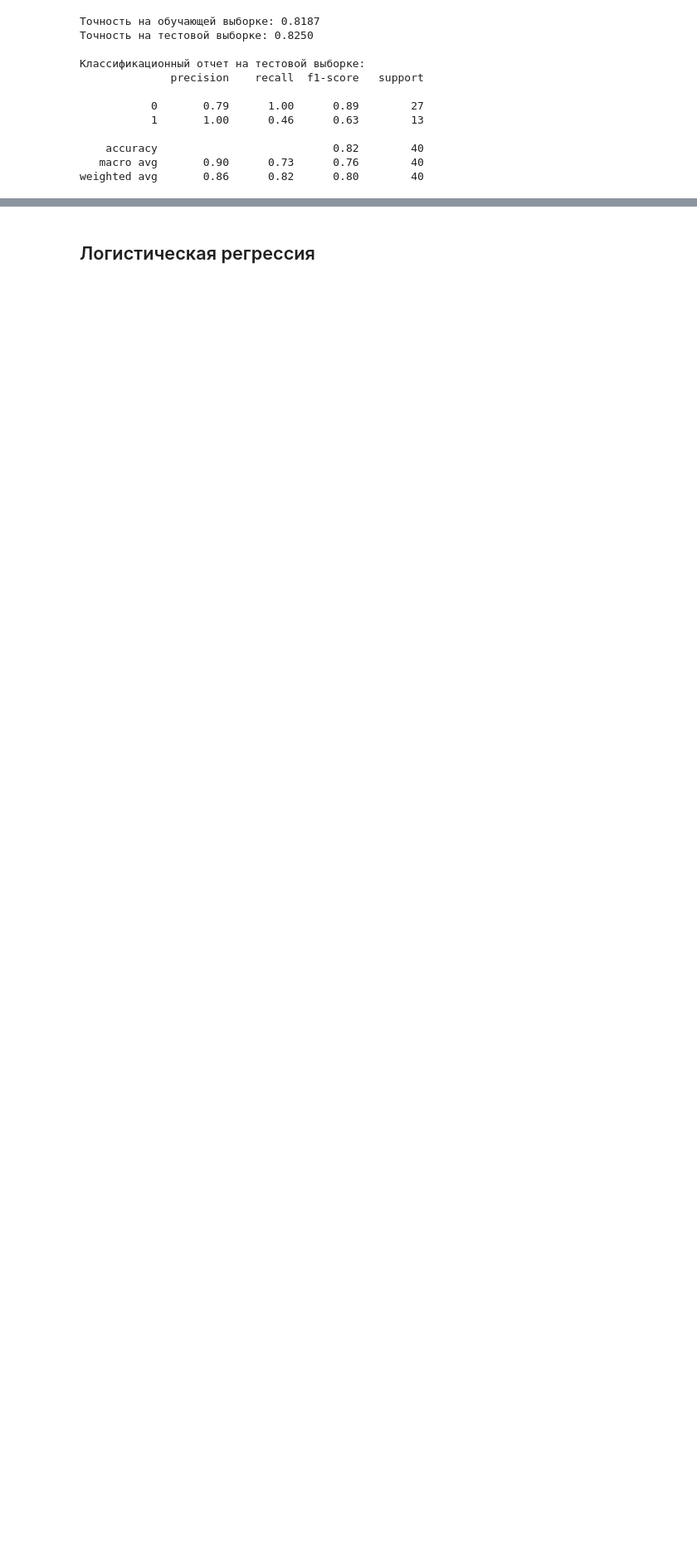
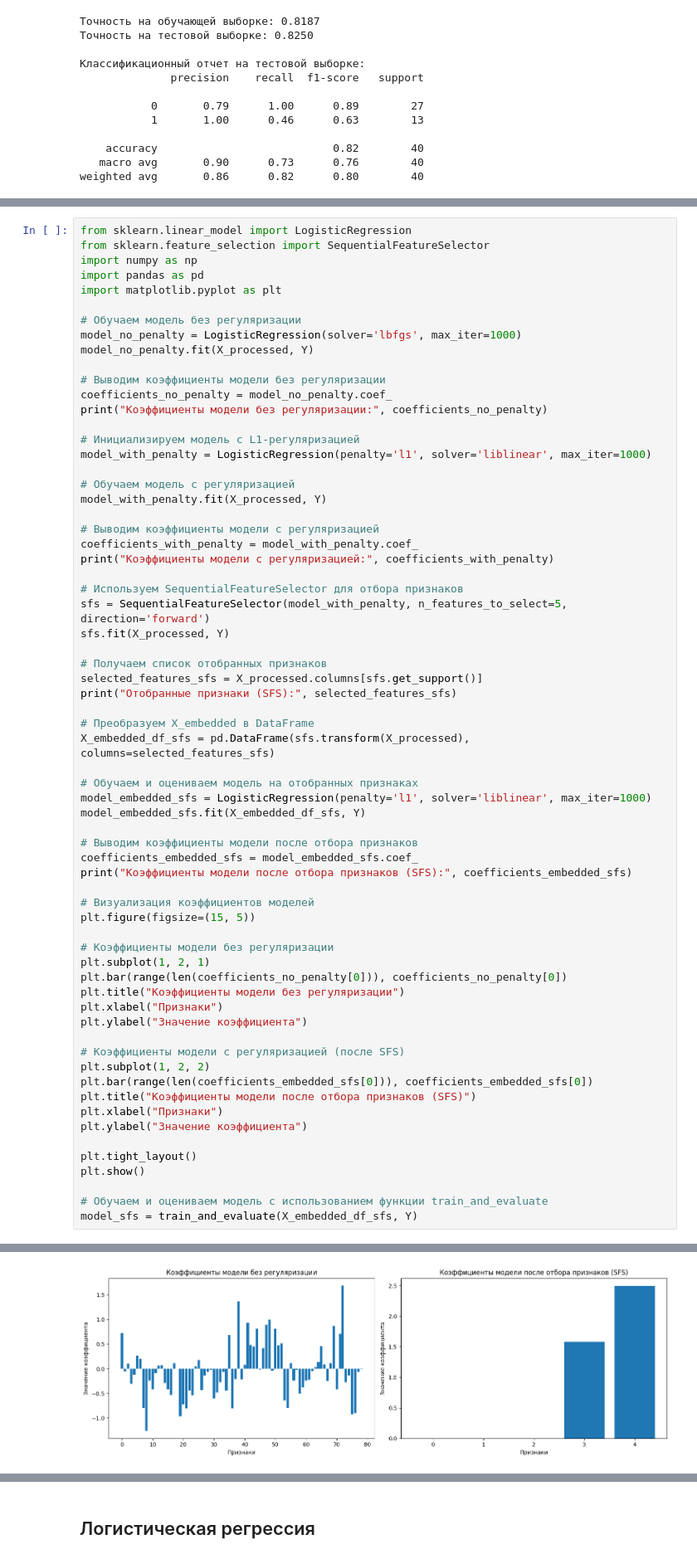
Before and after one commit to ElizarSaenko/ML_SAENKO, a Jupyter notebook: Практика_3.ipynb, the cells around one changed output, grey strips where cells are left out. Shown at 83% size. Saved outputs shown, nothing was run; the diff lists cells and outputs as text; blank space fills up the shorter version.

```diff
--- a/Практика_3.ipynb
+++ b/Практика_3.ipynb
@@ -738,0 +748,67 @@ weighted avg       0.86      0.82      0.80        40
+# %%
+from sklearn.linear_model import LogisticRegression
+from sklearn.feature_selection import SequentialFeatureSelector
+import numpy as np
+import pandas as pd
+import matplotlib.pyplot as plt
+
+# Обучаем модель без регуляризации
+model_no_penalty = LogisticRegression(solver='lbfgs', max_iter=1000)
+model_no_penalty.fit(X_processed, Y)
+
+# Выводим коэффициенты модели без регуляризации
+coefficients_no_penalty = model_no_penalty.coef_
+print("Коэффициенты модели без регуляризации:", coefficients_no_penalty)
+
+# Инициализируем модель с L1-регуляризацией
+model_with_penalty = LogisticRegression(penalty='l1', solver='liblinear', max_iter=1000)
+
+# Обучаем модель с регуляризацией
+model_with_penalty.fit(X_processed, Y)
+
+# Выводим коэффициенты модели с регуляризацией
+coefficients_with_penalty = model_with_penalty.coef_
+print("Коэффициенты модели с регуляризацией:", coefficients_with_penalty)
+
+# Используем SequentialFeatureSelector для отбора признаков
+sfs = SequentialFeatureSelector(model_with_penalty, n_features_to_select=5, direction='forward')
+sfs.fit(X_processed, Y)
+
+# Получаем список отобранных признаков
+selected_features_sfs = X_processed.columns[sfs.get_support()]
+print("Отобранные признаки (SFS):", selected_features_sfs)
+
+# Преобразуем X_embedded в DataFrame
+X_embedded_df_sfs = pd.DataFrame(sfs.transform(X_processed), columns=selected_features_sfs)
+
+# Обучаем и оцениваем модель на отобранных признаках
+model_embedded_sfs = LogisticRegression(penalty='l1', solver='liblinear', max_iter=1000)
+model_embedded_sfs.fit(X_embedded_df_sfs, Y)
+
+# Выводим коэффициенты модели после отбора признаков
+coefficients_embedded_sfs = model_embedded_sfs.coef_
+print("Коэффициенты модели после отбора признаков (SFS):", coefficients_embedded_sfs)
+
+# Визуализация коэффициентов моделей
+plt.figure(figsize=(15, 5))
+
+# Коэффициенты модели без регуляризации
+plt.subplot(1, 2, 1)
+plt.bar(range(len(coefficients_no_penalty[0])), coefficients_no_penalty[0])
+plt.title("Коэффициенты модели без регуляризации")
+plt.xlabel("Признаки")
+plt.ylabel("Значение коэффициента")
+
+# Коэффициенты модели с регуляризацией (после SFS)
+plt.subplot(1, 2, 2)
+plt.bar(range(len(coefficients_embedded_sfs[0])), coefficients_embedded_sfs[0])
+plt.title("Коэффициенты модели после отбора признаков (SFS)")
+plt.xlabel("Признаки")
+plt.ylabel("Значение коэффициента")
+
+plt.tight_layout()
+plt.show()
+
+# Обучаем и оцениваем модель с использованием функции train_and_evaluate
+model_sfs = train_and_evaluate(X_embedded_df_sfs, Y)
+# %% [output]
@@ -738,0 +832 @@ weighted avg       0.86      0.82      0.80        40
+[figure, added]
```
Also changed, not shown: parts of 8 cells of this notebook.
